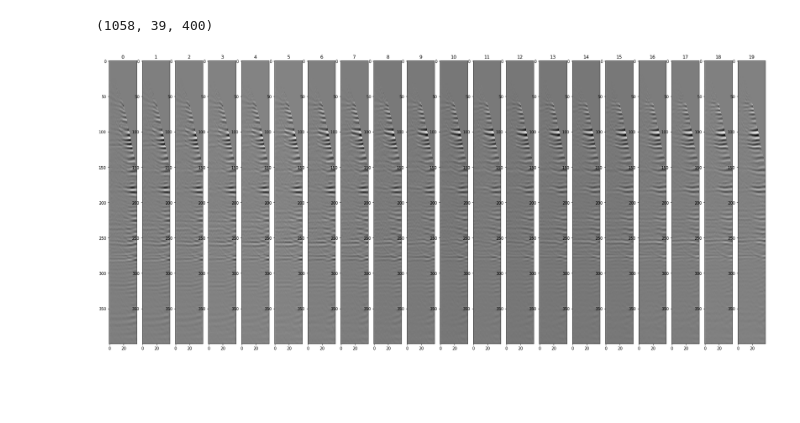
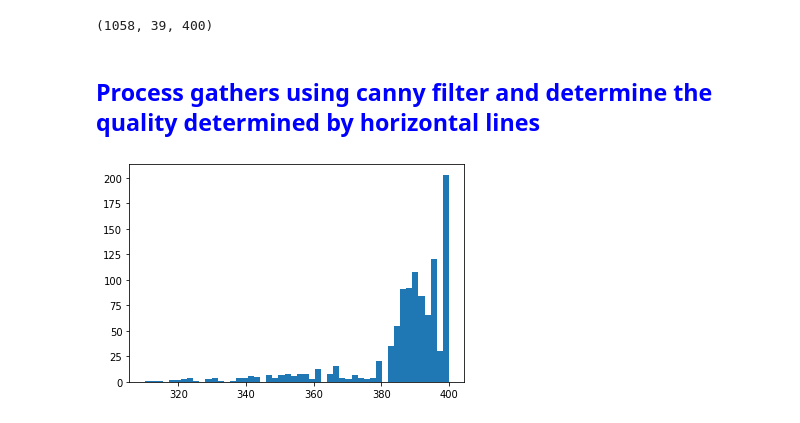
Before and after one commit to agrippa/geo-owl-ogy, a Jupyter notebook: Josh's Workspace/sandbox.ipynb, the cells around one changed output. Cells and saved outputs as stored; diff of their text form; code cells hidden in the pictures; blank space fills up the shorter version.

```diff
--- a/Josh's Workspace/sandbox.ipynb
+++ b/Josh's Workspace/sandbox.ipynb
@@ -216,10 +218,15 @@ gather_dict['img_1.gather.segy'].shape
 # %% [output]
 (1058, 39, 400)
+# %% [markdown]
+<h2 style="color:blue;"> Process gathers using canny filter and determine the quality determined by horizontal lines </h2>
 # %%
 nrows = 1
-ncols = 20
-f, axarr = matplotlib.pyplot.subplots(nrows, ncols, figsize = (30, 25))
+ncols = 1058
 
+### f, axarr = matplotlib.pyplot.subplots(nrows, ncols, figsize = (30, 10))
+
+# horizontal gradient (detects vertical edges)
+dup_vals = {}
 for c in range(ncols):
     # Pull out all offset pairs for a given x
     sub_arr = gather_dict['img_1.gather.segy'][c, :, :]
@@ -227,11 +234,15 @@ for c in range(ncols):
     min_arr = sub_arr.min()
     max_arr = sub_arr.max()
     sub_arr = (sub_arr - min_arr) / (max_arr - min_arr)
+
     sub_arr = sub_arr * 255
 
-    axarr[c].imshow(sub_arr, cmap = 'gray')
+    edges = feature.canny(sub_arr, sigma=4)
+    dup_vals[c] = edges
+#     axarr[c].imshow(edges, cmap = 'gray')
 
-    title = str(c)
-    axarr[c].set_title(title.strip())
+#     title = str(c)
+#     axarr[c].set_title(title.strip())
-# %% [output]
-[figure, removed]
+# %%
+for key in dup_vals:
+    dup_vals[key] = dup_vals[key].astype(int)
@@ -237,0 +266,5 @@ for c in range(ncols):
+# %%
+plt.hist(diff_dict.values(), bins=50);
+# len(diff_dict.values())
+# %% [output]
+[figure, added]
```
Also changed, not shown: parts of 17 cells of this notebook.
